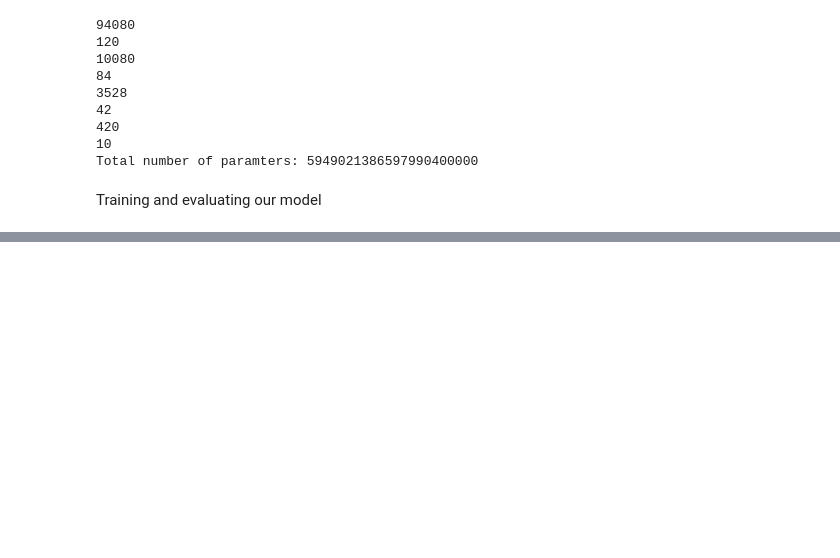
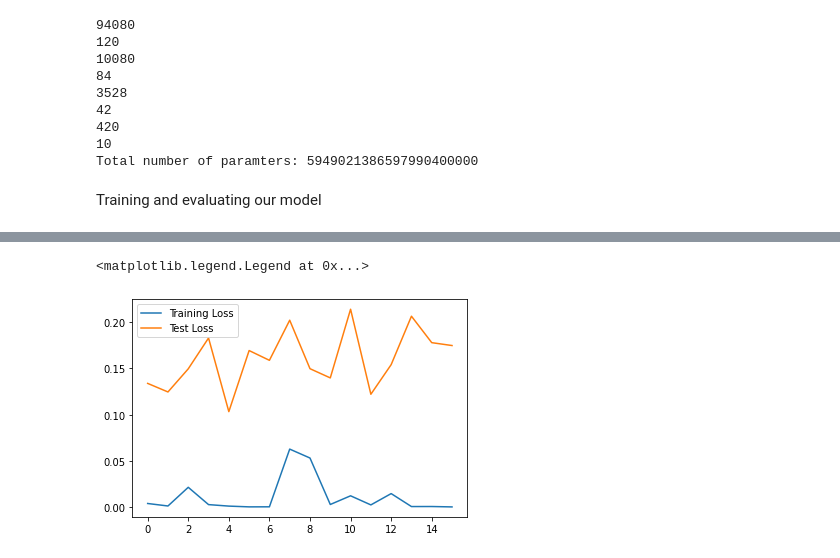
Before and after one commit to ShashwatVv/naiveDL, a Jupyter notebook: ANN_with_Mnist.ipynb, the cells around one changed output, grey strips where cells are left out. Cells and saved outputs as stored; diff of their text form; code cells hidden in the pictures; blank space fills up the shorter version.

```diff
--- a/ANN_with_Mnist.ipynb
+++ b/ANN_with_Mnist.ipynb
@@ -124,7 +124,7 @@ class myANN(nn.Module):
     self.fully_con4 = nn.Linear(hidden[2], out_size)
 
 
-  def forward_pass(self, data):
+  def forward(self, data):
     data = F.relu(self.fully_con1(data))
     data = F.sigmoid(self.fully_con2(data))
     data = F.relu(self.fully_con3(data))
@@ -191,10 +191,10 @@ for i in range(num_epoch):
     trn_corr += batch_corr
 
     optimizer.zero_grad()
-    loss.backpropagation()
+    loss.backward()
     optimizer.step()
 
-    if b%200 ==0:
+    if b_no % 200 ==0:
       accuracy = trn_corr.item()/b_no
       print('EPOCH {} Batch {} LOSS {} Accuracy: {}'.format(i, b_no, loss.item(), accuracy))
 
@@ -212,7 +212,7 @@ for i in range(num_epoch):
       tst_corr += (predicted==Ytest).sum()
 
   loss = criterion(y_val, Ytest)
-  testLoss.append(loss.item)
+  testLoss.append(loss.item())
   testCorr.append(tst_corr.item())
 
 
@@ -222,0 +241,7 @@ print("Total time in training:", (end-start)/60, 'minutes')
+# %%
+plt.plot(trainLoss, label='Training Loss')
+plt.plot(testLoss, label = 'Test Loss')
+plt.legend()
+# %% [output]
+<matplotlib.legend.Legend at 0x...>
+[figure, added]
```
Also changed, not shown: parts of 4 cells of this notebook.
